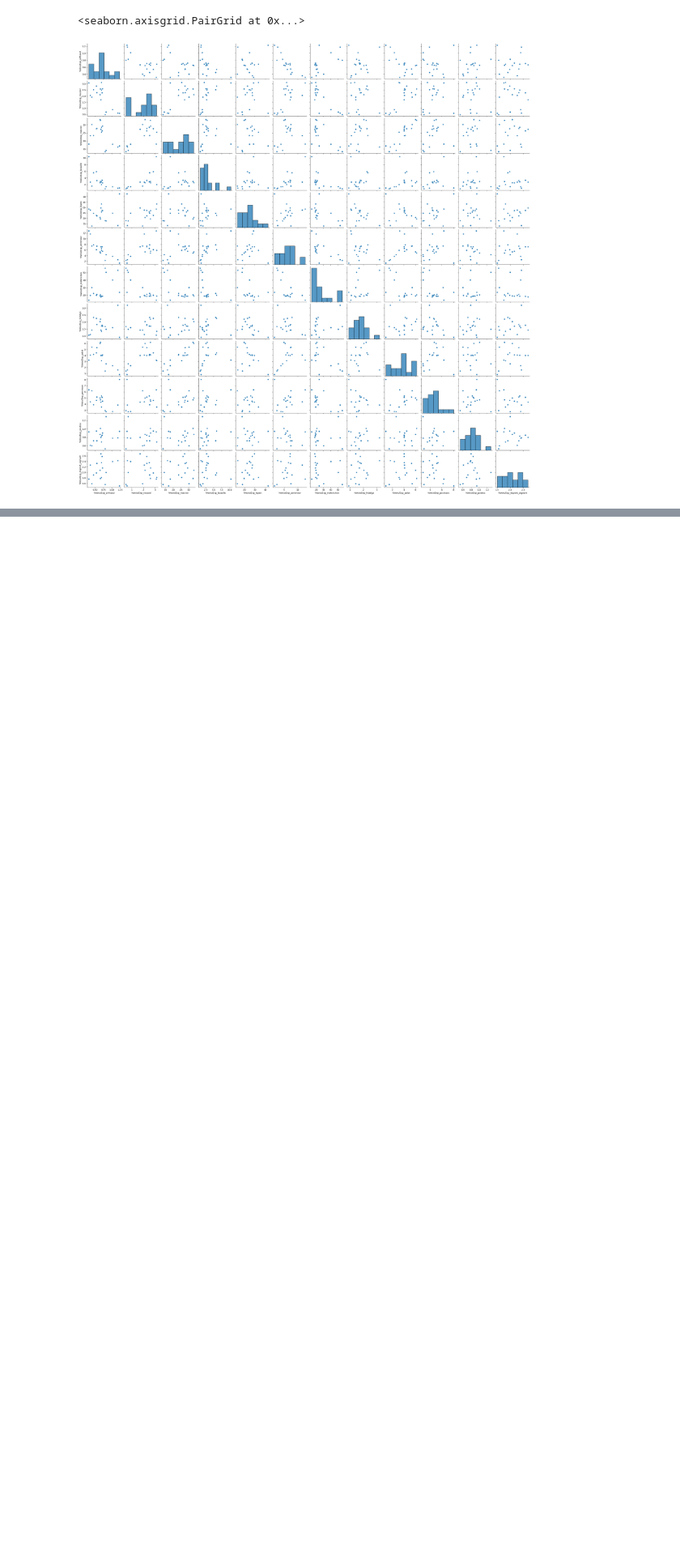
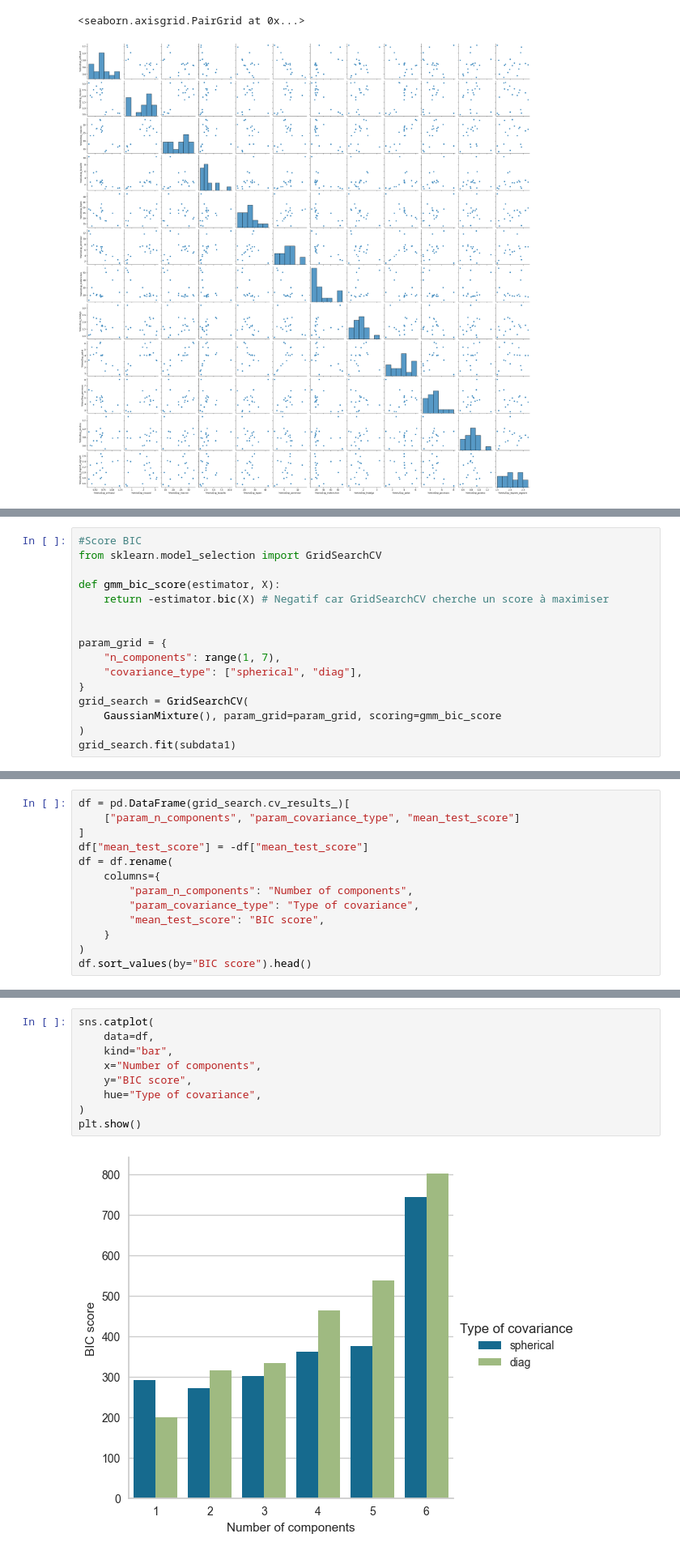
Before and after one commit to Abdellah-Laassairi/apst2-model-based-clustering, a Jupyter notebook: Presidential_elections_clustering.ipynb, the cells around one changed output, grey strips where cells are left out. Shown at 81% size. Saved outputs shown, nothing was run; the diff lists cells and outputs as text; blank space fills up the shorter version.

```diff
--- a/Presidential_elections_clustering.ipynb
+++ b/Presidential_elections_clustering.ipynb
@@ -257,0 +302,16 @@ sns.lmplot( x="PC1", y="PC2",
+# %%
+#Score BIC
+from sklearn.model_selection import GridSearchCV
+
+def gmm_bic_score(estimator, X):
+    return -estimator.bic(X) # Negatif car GridSearchCV cherche un score à maximiser
+
+
+param_grid = {
+    "n_components": range(1, 7),
+    "covariance_type": ["spherical", "diag"],
+}
+grid_search = GridSearchCV(
+    GaussianMixture(), param_grid=param_grid, scoring=gmm_bic_score
+)
+grid_search.fit(subdata1)
@@ -257,0 +323,13 @@ sns.lmplot( x="PC1", y="PC2",
+# %%
+df = pd.DataFrame(grid_search.cv_results_)[
+    ["param_n_components", "param_covariance_type", "mean_test_score"]
+]
+df["mean_test_score"] = -df["mean_test_score"]
+df = df.rename(
+    columns={
+        "param_n_components": "Number of components",
+        "param_covariance_type": "Type of covariance",
+        "mean_test_score": "BIC score",
+    }
+)
+df.sort_values(by="BIC score").head()
@@ -257,0 +343,11 @@ sns.lmplot( x="PC1", y="PC2",
+# %%
+sns.catplot(
+    data=df,
+    kind="bar",
+    x="Number of components",
+    y="BIC score",
+    hue="Type of covariance",
+)
+plt.show()
+# %% [output]
+[figure, added]
```
Also changed, not shown: parts of 21 cells of this notebook.
